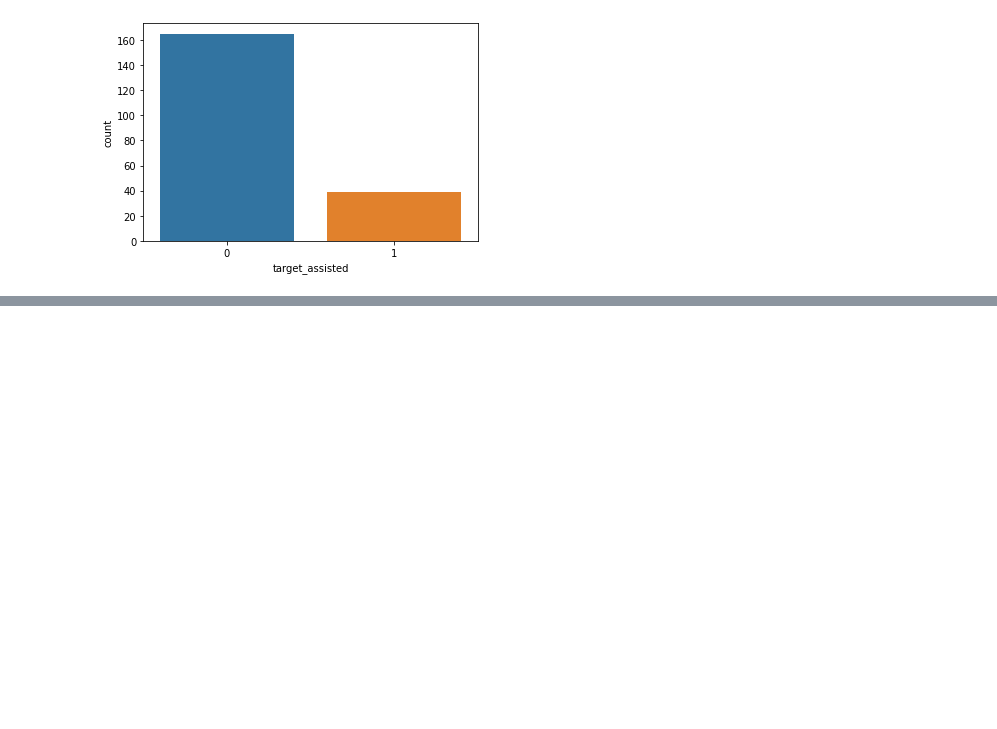
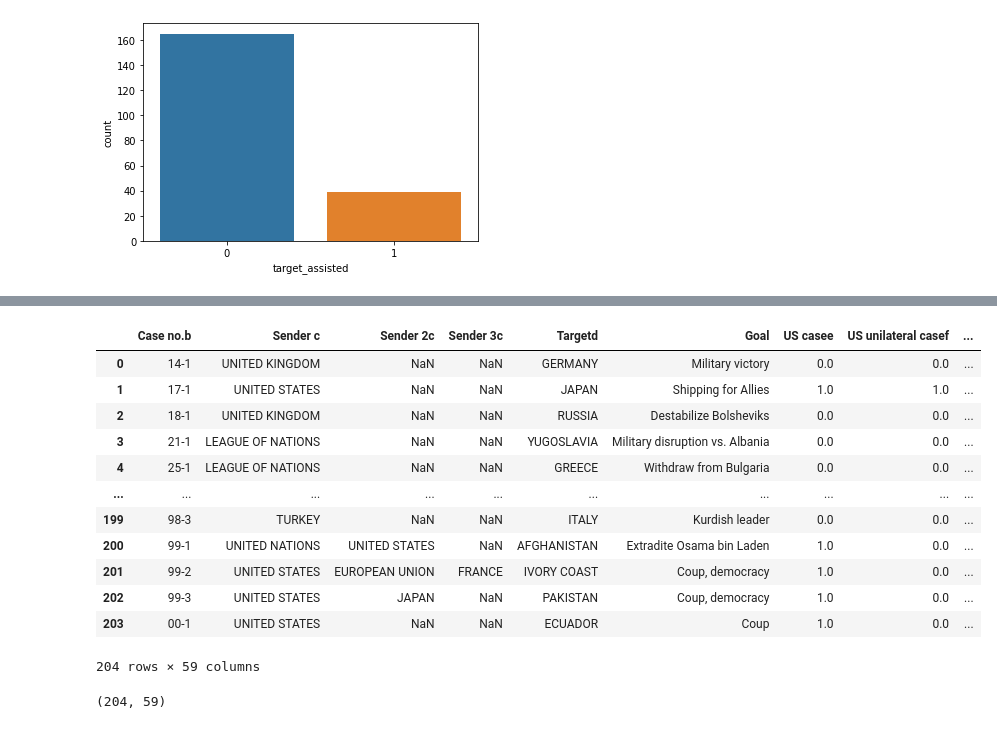
Before and after one commit to cedricsoares/economic_sanction_model, a Jupyter notebook: Sanction_eco.ipynb, the cells around one changed output, grey strips where cells are left out. Drawn from its saved outputs; the diff is of its cells as text; code cells hidden in the pictures; blank space fills up the shorter version.

```diff
--- a/Sanction_eco.ipynb
+++ b/Sanction_eco.ipynb
@@ -426,0 +473,16 @@ Nombre de valeurs où target_assisted = 1 :     39
+# %%
+df
+# %% [output]
+|  | Case no.b | Sender c | Sender 2c | Sender 3c | Targetd | Goal | US casee | US unilateral casef | ... |
+| 0 | 14-1 | UNITED KINGDOM | NaN | NaN | GERMANY | Military victory | 0.0 | 0.0 | ... |
+| 1 | 17-1 | UNITED STATES | NaN | NaN | JAPAN | Shipping for Allies | 1.0 | 1.0 | ... |
+| 2 | 18-1 | UNITED KINGDOM | NaN | NaN | RUSSIA | Destabilize Bolsheviks | 0.0 | 0.0 | ... |
+| 3 | 21-1 | LEAGUE OF NATIONS | NaN | NaN | YUGOSLAVIA | Military disruption vs. Albania | 0.0 | 0.0 | ... |
+| 4 | 25-1 | LEAGUE OF NATIONS | NaN | NaN | GREECE | Withdraw from Bulgaria | 0.0 | 0.0 | ... |
+| ... | ... | ... | ... | ... | ... | ... | ... | ... | ... |
+| 199 | 98-3 | TURKEY | NaN | NaN | ITALY | Kurdish leader | 0.0 | 0.0 | ... |
+| 200 | 99-1 | UNITED NATIONS | UNITED STATES | NaN | AFGHANISTAN | Extradite Osama bin Laden | 1.0 | 0.0 | ... |
+| 201 | 99-2 | UNITED STATES | EUROPEAN UNION | FRANCE | IVORY COAST | Coup, democracy | 1.0 | 0.0 | ... |
+| 202 | 99-3 | UNITED STATES | JAPAN | NaN | PAKISTAN | Coup, democracy | 1.0 | 0.0 | ... |
+| 203 | 00-1 | UNITED STATES | NaN | NaN | ECUADOR | Coup | 1.0 | 0.0 | ... |
+204 rows × 59 columns
@@ -426,0 +491,4 @@ Nombre de valeurs où target_assisted = 1 :     39
+# %%
+df.shape
+# %% [output]
+(204, 59)
```
Also changed, not shown: parts of 10 cells of this notebook.
